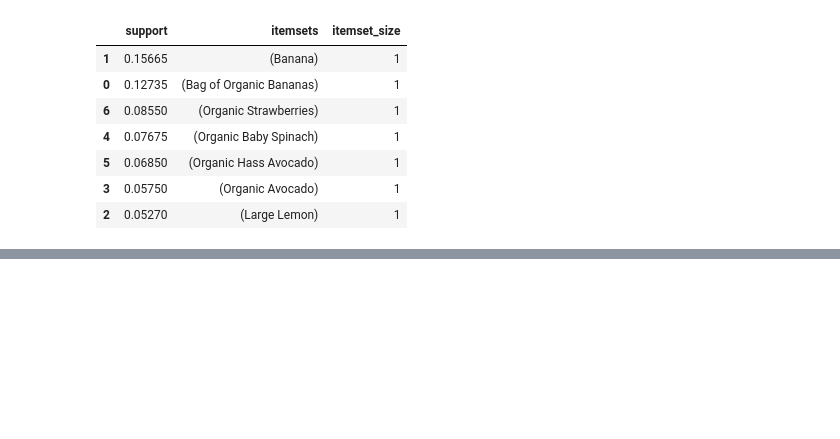
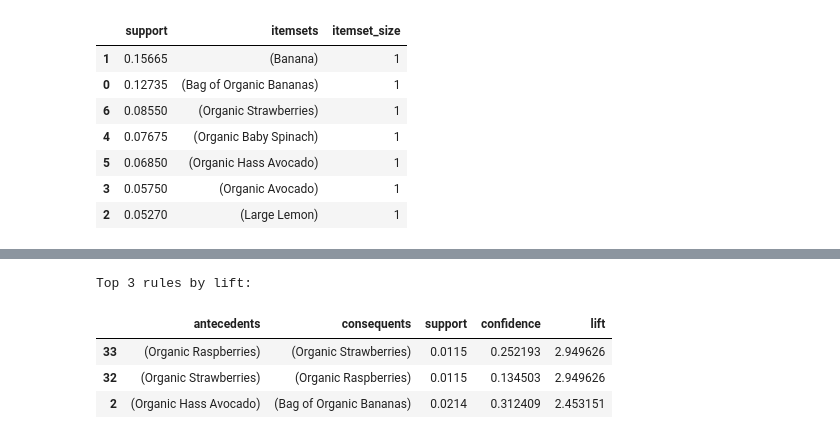
Before and after one commit to ParsaHaghighatgoo/instacart-association-rule-mining, a Jupyter notebook: main.ipynb, the cells around one changed output, grey strips where cells are left out. Drawn from its saved outputs; the diff is of its cells as text; code cells hidden in the pictures; blank space fills up the shorter version.

```diff
--- a/main.ipynb
+++ b/main.ipynb
@@ -223,0 +256,16 @@ In summary, higher `min_support` values simplify the results but reduce the abil
+# %%
+top3_lift = rules_1to1.sort_values("lift", ascending=False).head(3)
+
+# Make it readable
+top3_lift_display = top3_lift[[
+    "antecedents", "consequents", "support", "confidence", "lift"
+]].copy()
+
+print("Top 3 rules by lift:")
+display(top3_lift_display)
+# %% [output]
+Top 3 rules by lift:
+|  | antecedents | consequents | support | confidence | lift |
+| 33 | (Organic Raspberries) | (Organic Strawberries) | 0.0115 | 0.252193 | 2.949626 |
+| 32 | (Organic Strawberries) | (Organic Raspberries) | 0.0115 | 0.134503 | 2.949626 |
+| 2 | (Organic Hass Avocado) | (Bag of Organic Bananas) | 0.0214 | 0.312409 | 2.453151 |
```
Also changed, not shown: parts of 6 cells of this notebook, 1 other file.
